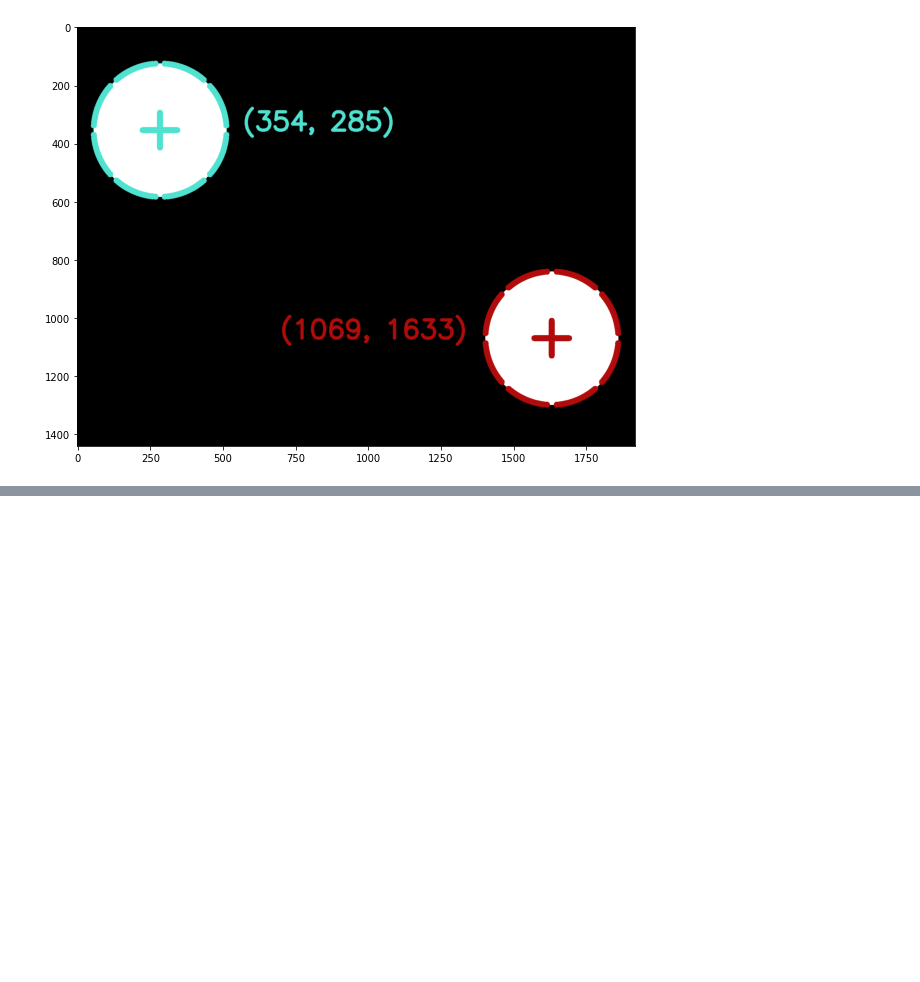
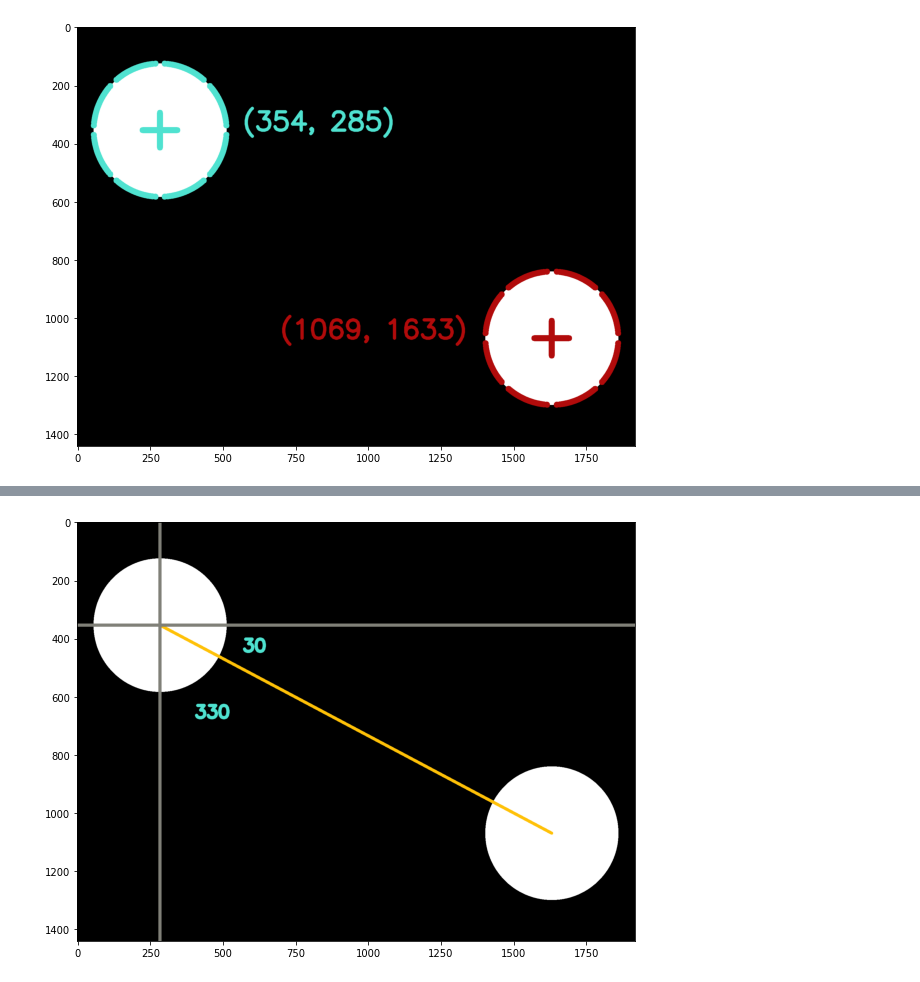
Before and after one commit to daniloboccomino/hsv-colorspace, a Jupyter notebook: nac5.ipynb, the cells around one changed output, grey strips where cells are left out. Saved outputs shown, nothing was run; the diff lists cells and outputs as text; code cells hidden in the pictures; blank space fills up the shorter version.

```diff
--- a/nac5.ipynb
+++ b/nac5.ipynb
@@ -151,0 +152,29 @@ plt.imshow(lineangle_rgb);
+# %%
+import math
+
+cartesiano = mask_lg_rgb.copy()
+altura = cartesiano.shape[0]
+largura = cartesiano.shape[1]
+
+ccartesiano = (128,128,120)
+cv2.line(cartesiano,(ax,ay),(vx,vy),cline,10)
+cv2.line(cartesiano,(0,ay),(largura,ay),ccartesiano,10)
+cv2.line(cartesiano,(ax,0),(ax,altura),ccartesiano,10)
+
+cat_oposto = (-vy)-(-ay)
+cat_adjacente = vx - ax
+rad = cat_oposto / cat_adjacente
+
+graus = round(math.degrees(rad))
+agudo = 0 - graus
+concavo = graus + 360
+
+font = cv2.FONT_HERSHEY_SIMPLEX
+
+cv2.putText(cartesiano, str(agudo), (ax*2,ay+90), font, 2, caquamarine, 10, cv2.LINE_AA)
+cv2.putText(cartesiano, str(concavo), (ax+120,int(ay*1.9)), font, 2, caquamarine, 10, cv2.LINE_AA)
+
+plt.figure(figsize = (10,10))
+plt.imshow(cartesiano);
+# %% [output]
+[figure, added]
```
Also changed, not shown: parts of 1 cell of this notebook, 1 other file.
